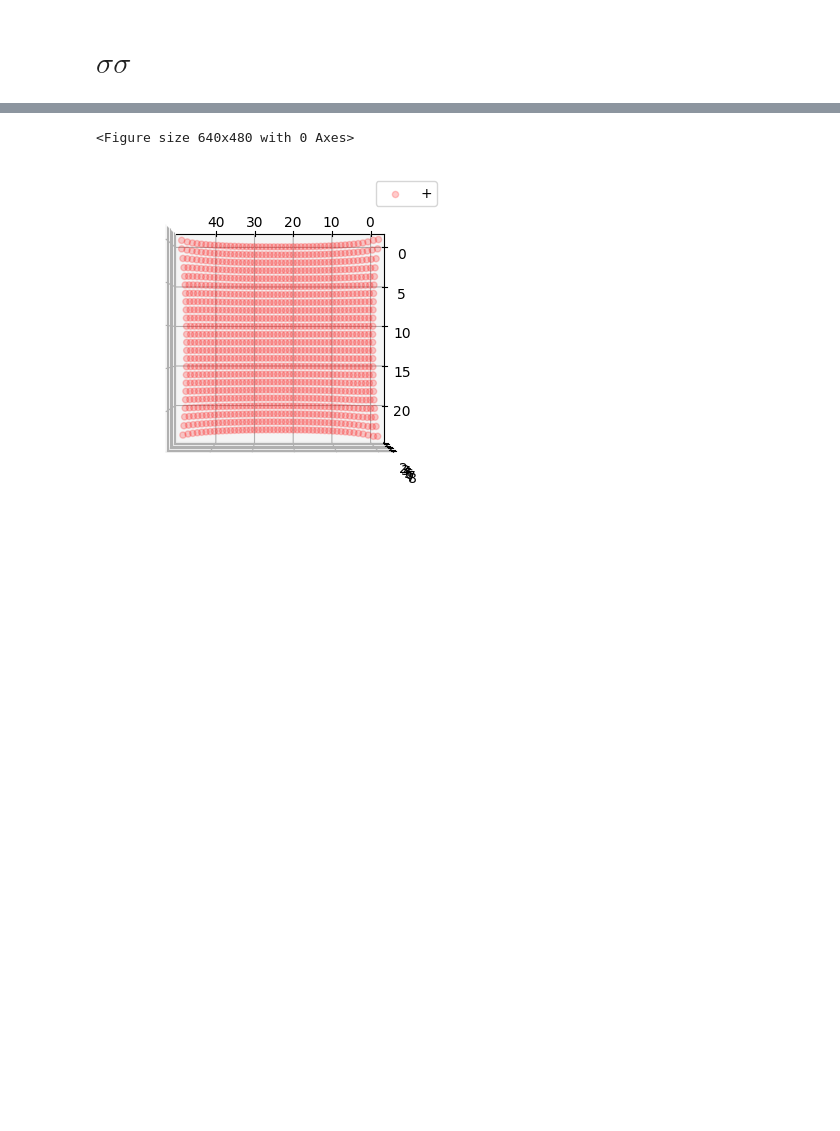
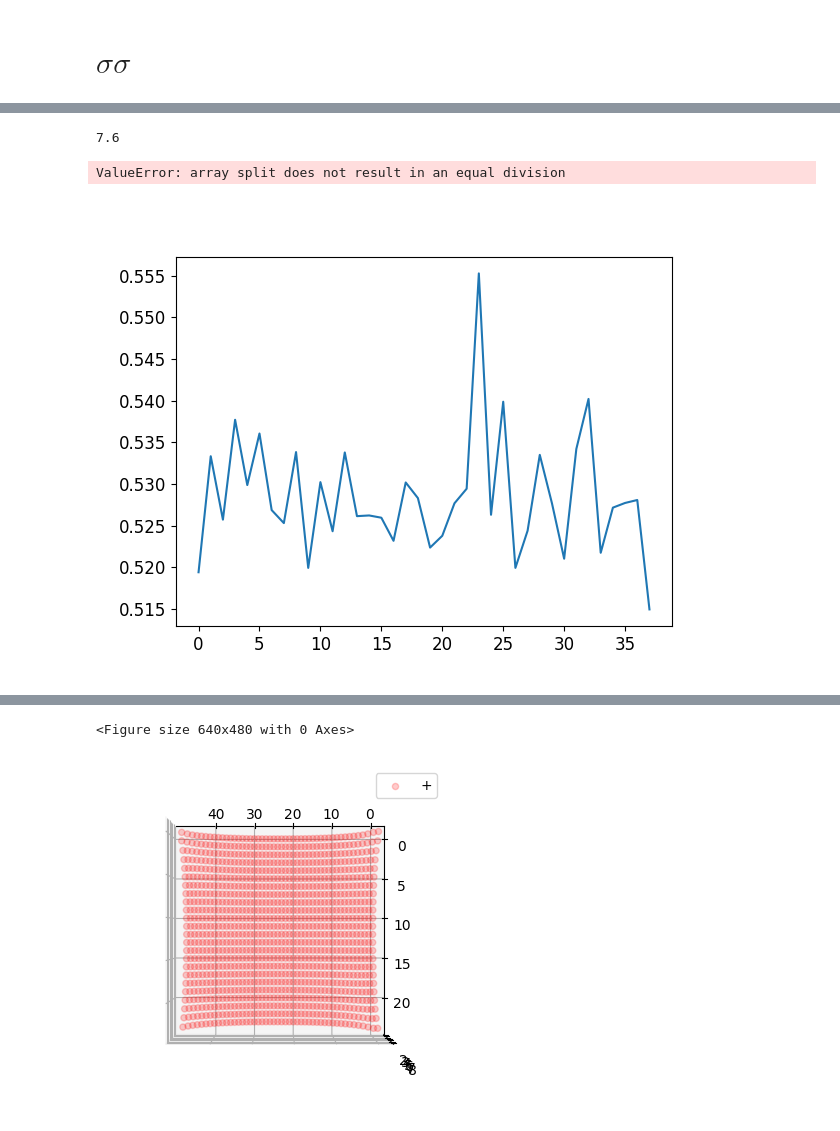
Before and after one commit to nobuyukimatsumoto68/hex, a Jupyter notebook: analysis_new2.ipynb, the cells around one changed output, grey strips where cells are left out. Cells and saved outputs as stored; diff of their text form; code cells hidden in the pictures; blank space fills up the shorter version.

```diff
--- a/analysis_new2.ipynb
+++ b/analysis_new2.ipynb
@@ -602,3 +633,21 @@ plt.show()
+# %%
+(ss_corr1[:,int(Lx/2),int(Lx/2)].shape)[0]/5
+# %% [output]
+7.6
+# %%
+y=np.mean(np.split(ss_corr1[:,int(Lx/2),int(Lx/2)], 5), axis=1)
+x=np.arange(y.shape[0])
+plt.clf()
+plt.plot( x, y )
+plt.show()
+# %% [output]
+ValueError: array split does not result in an equal division
+# %%
+plt.clf()
+plt.plot(ss_corr1[:,int(Lx/2),int(Lx/2)])
+plt.show()
+# %% [output]
+[figure, added]
 # %%
 shape = jk1.mean().shape
 jkm = jk1.mean()
```
Also changed, not shown: parts of 69 cells of this notebook, 4 other files.
